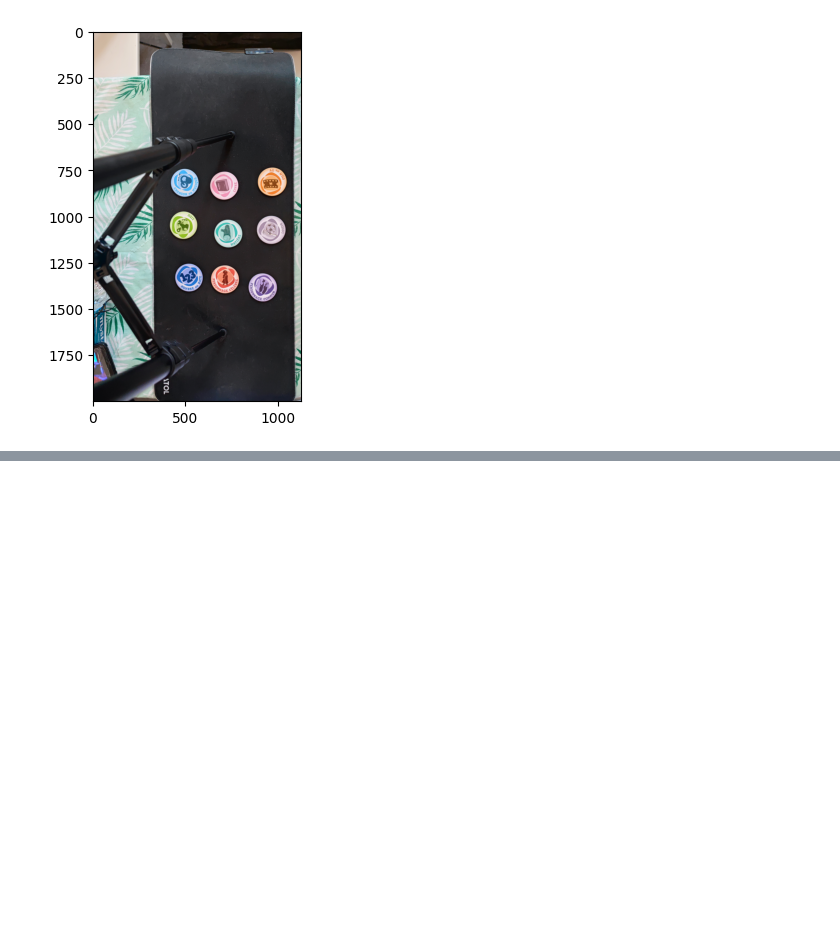
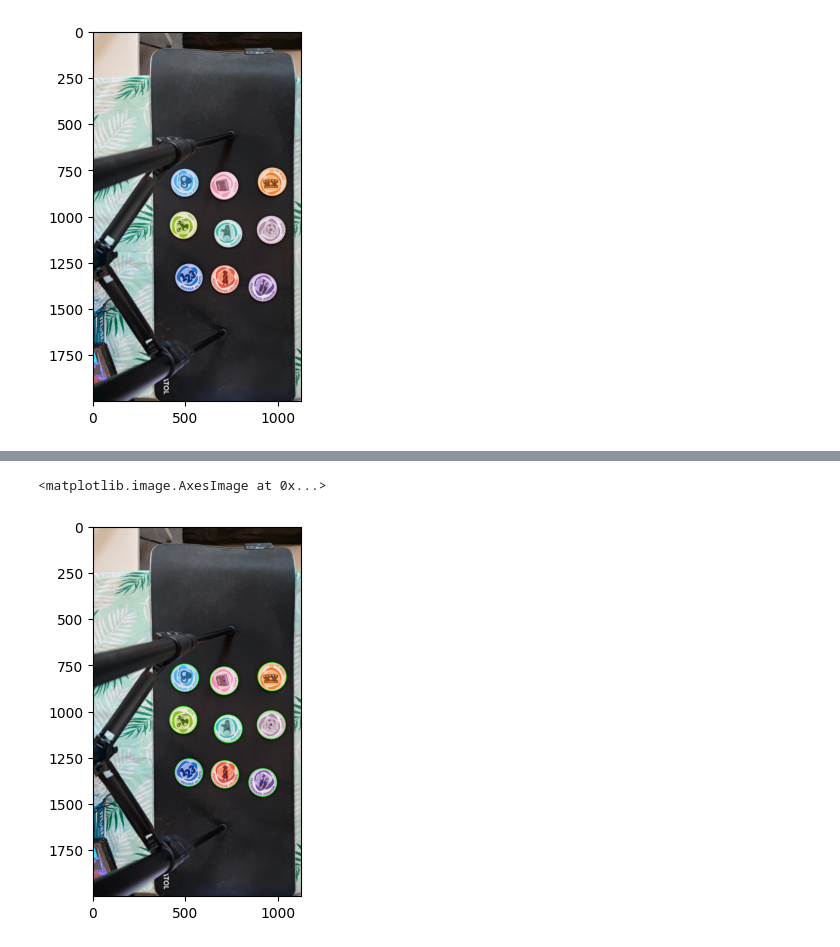
Before and after one commit to Florent-Git/mysteres-vision, a Jupyter notebook: floshie.ipynb, the cells around one changed output, grey strips where cells are left out. Drawn from its saved outputs; the diff is of its cells as text; code cells hidden in the pictures; blank space fills up the shorter version.

Commit message:
Update: working circle detection

```diff
--- a/floshie.ipynb
+++ b/floshie.ipynb
@@ -58,0 +38,3 @@ plt.imshow(mv1_eroded, cmap="Grays")
+# %%
+m1_circles = cv.HoughCircles(m1_closed, cv.HOUGH_GRADIENT, dp=1, minDist=100, param1=50, param2=10, minRadius=73, maxRadius=78)
+print(m1_circles)
@@ -58,0 +51,11 @@ plt.imshow(mv1_eroded, cmap="Grays")
+# %%
+circles = np.uint16(np.around(m1_circles))
+for i in circles[0,:]:
+    # draw the outer circle
+    cv.circle(m1_o,(i[0],i[1]),i[2],(0,255,0),2)
+    # draw the center of the circle
+    cv.circle(m1_o,(i[0],i[1]),2,(0,0,255),3)
+plt.imshow(m1_o)
+# %% [output]
+<matplotlib.image.AxesImage at 0x...>
+[figure, added]
```
Also changed, not shown: parts of 13 cells of this notebook.
